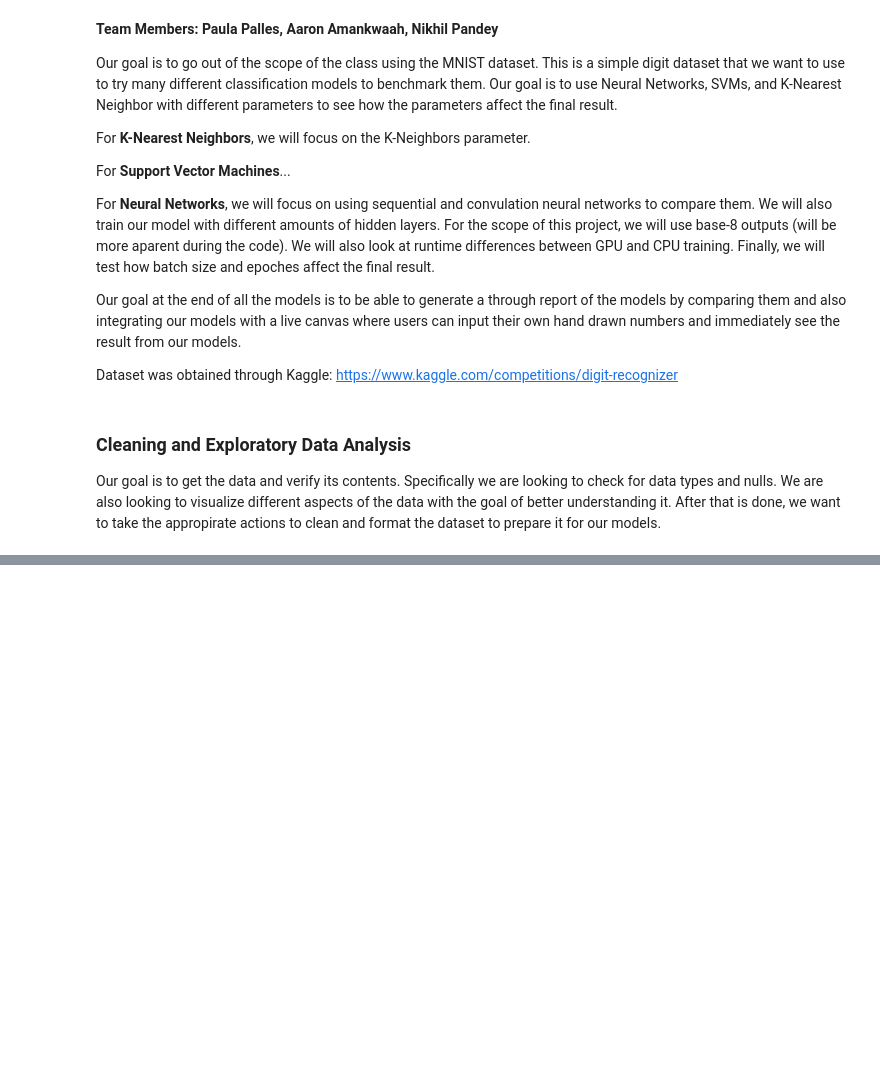
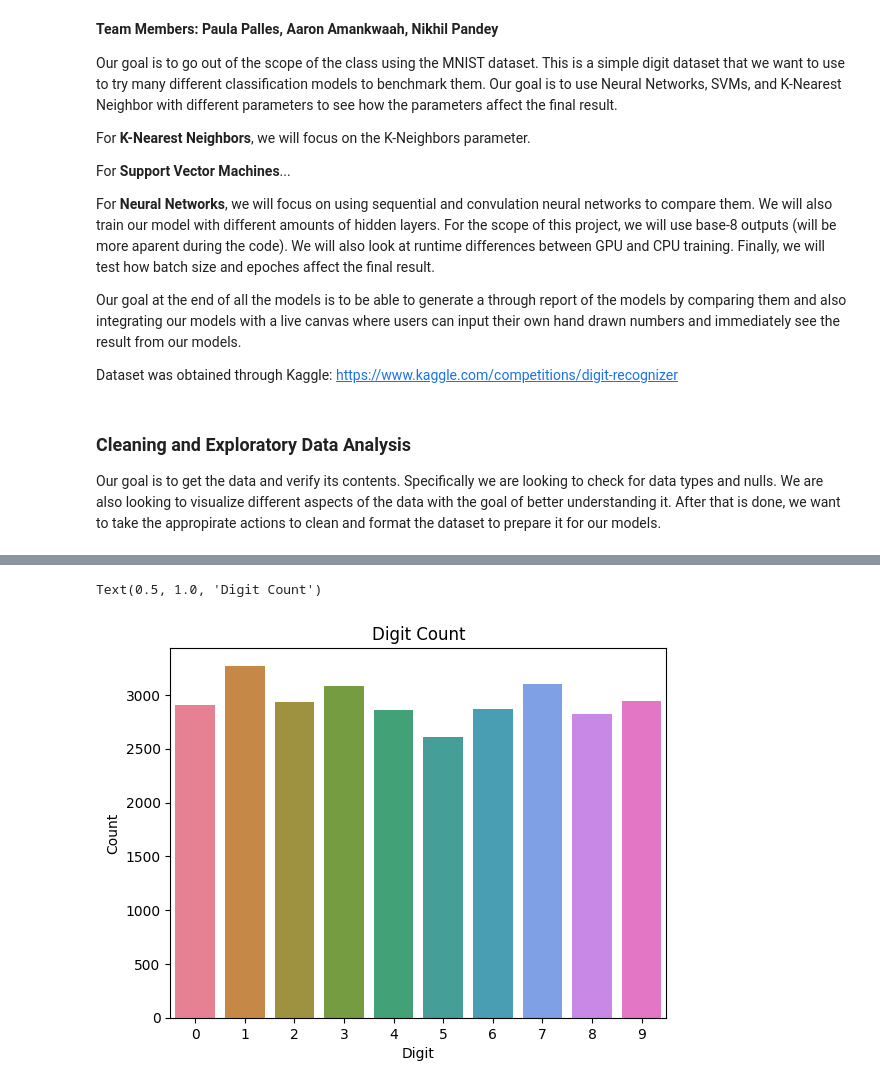
Before and after one commit to Tqkoyaki/DeepDigits, a Jupyter notebook: Final.ipynb, the cells around one changed output, grey strips where cells are left out. Cells and saved outputs as stored; diff of their text form; code cells hidden in the pictures; blank space fills up the shorter version.

```diff
--- a/Final.ipynb
+++ b/Final.ipynb
@@ -119,0 +98,14 @@ plot = sns.barplot(x=list(train.label.value_counts().index), y=list(train.label.
+# %%
+from sklearn.model_selection import train_test_split
+
+# Random seed for reproducibility
+rand_seed = 123
+np.random.seed(rand_seed)
+
+# Splits the data into training and validation sets
+train, test = train_test_split(data, test_size=0.3, random_state=rand_seed)
+# %%
+# Resets the index of the data
+train = train.reset_index(drop=True)
+
+train
@@ -119,0 +145,8 @@ plot = sns.barplot(x=list(train.label.value_counts().index), y=list(train.label.
+# %%
+# Verifies that the training set is balanced
+plot = sns.barplot(x=list(train.label.value_counts().index), y=list(train.label.value_counts().values), palette='husl')
+plot.set(xlabel='Digit', ylabel='Count')
+plot.set_title('Digit Count')
+# %% [output]
+Text(0.5, 1.0, 'Digit Count')
+[figure, added]
```
Also changed, not shown: parts of 43 cells of this notebook.
